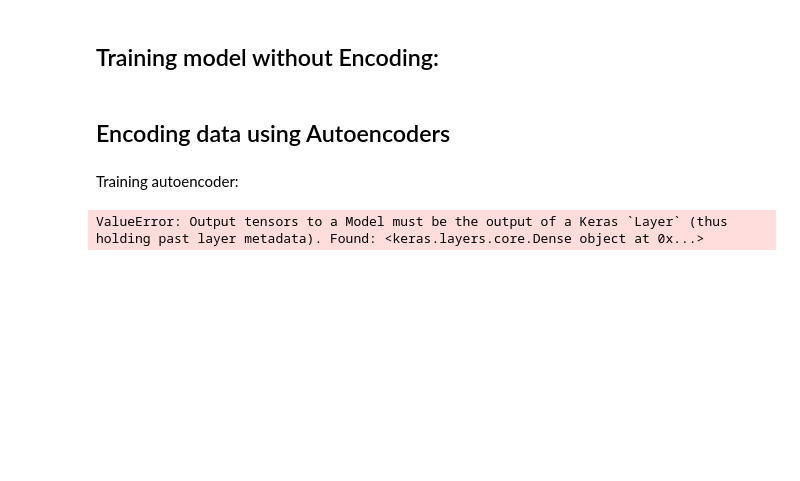
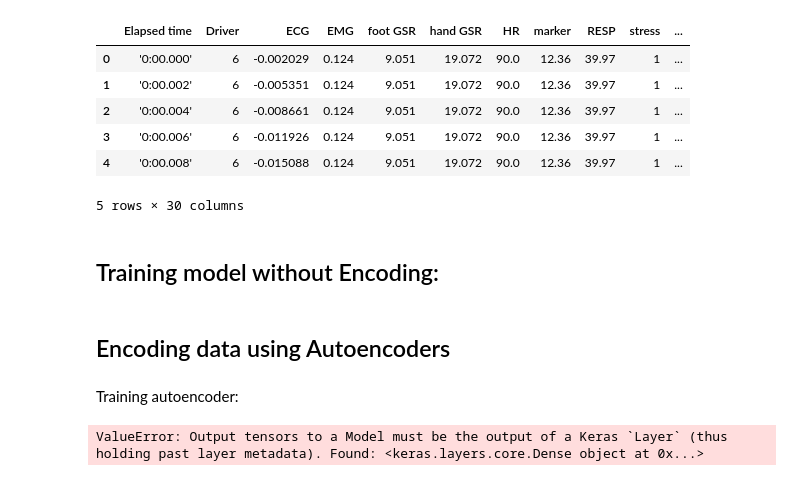
Before and after one commit to kaushil24/IoT-AI, a Jupyter notebook: Autoencoders.ipynb, the cells around one changed output. Cells and saved outputs as stored; diff of their text form; code cells hidden in the pictures; blank space fills up the shorter version.

```diff
--- a/Autoencoders.ipynb
+++ b/Autoencoders.ipynb
@@ -9,5 +9,14 @@ from keras.models import Sequential
 # %%
 df = pd.read_csv('processedData.csv')
+df.head()
+# %% [output]
+|  | Elapsed time | Driver | ECG | EMG | foot GSR | hand GSR | HR | marker | RESP | stress | ... |
+| 0 | '0:00.000' | 6 | -0.002029 | 0.124 | 9.051 | 19.072 | 90.0 | 12.36 | 39.97 | 1 | ... |
+| 1 | '0:00.002' | 6 | -0.005351 | 0.124 | 9.051 | 19.072 | 90.0 | 12.36 | 39.97 | 1 | ... |
+| 2 | '0:00.004' | 6 | -0.008661 | 0.124 | 9.051 | 19.072 | 90.0 | 12.36 | 39.97 | 1 | ... |
+| 3 | '0:00.006' | 6 | -0.011926 | 0.124 | 9.051 | 19.072 | 90.0 | 12.36 | 39.97 | 1 | ... |
+| 4 | '0:00.008' | 6 | -0.015088 | 0.124 | 9.051 | 19.072 | 90.0 | 12.36 | 39.97 | 1 | ... |
+5 rows × 30 columns
 # %%
 def train_test(df, norm = False):
     X = df.drop(['Elapsed time', 'Driver', 'marker', 'stress'], axis = 1)
```
Also changed, not shown: parts of 6 cells of this notebook, 1 other file.
